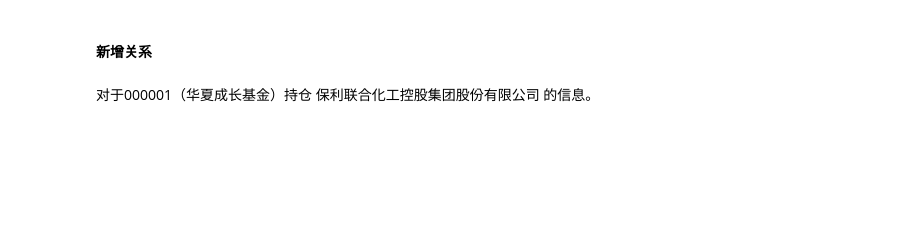
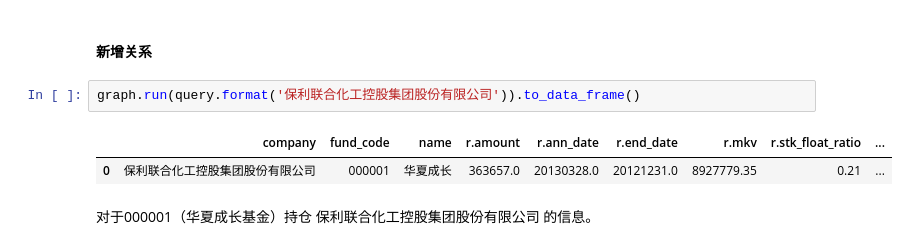
Before and after one commit to kevin-meng/financial_stock_knowledge_graph, a Jupyter notebook: scr/7.update-graph-modify-database.ipynb, the cells around one changed output. Drawn from its saved outputs; the diff is of its cells as text; blank space fills up the shorter version.

```diff
--- a/scr/7.update-graph-modify-database.ipynb
+++ b/scr/7.update-graph-modify-database.ipynb
@@ -405,6 +492,11 @@ check_result(result)
 ![](../pictures/update_fund_combine1.png)
 # %% [markdown]
 #### 新增关系
+# %%
+graph.run(query.format('保利联合化工控股集团股份有限公司')).to_data_frame()
+# %% [output]
+|  | company | fund_code | name | r.amount | r.ann_date | r.end_date | r.mkv | r.stk_float_ratio | ... |
+| 0 | 保利联合化工控股集团股份有限公司 | 000001 | 华夏成长 | 363657.0 | 20130328.0 | 20121231.0 | 8927779.35 | 0.21 | ... |
 # %% [markdown]
 对于000001（华夏成长基金）持仓 保利联合化工控股集团股份有限公司 的信息。
 # %% [markdown]
```
Also changed, not shown: parts of 43 cells of this notebook, 5 other files.
